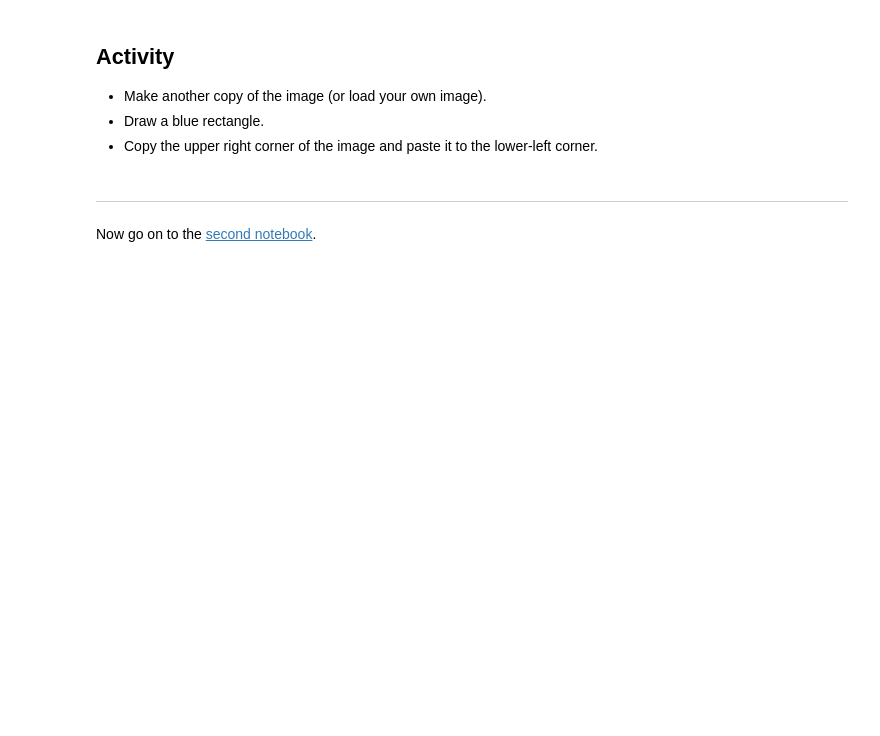
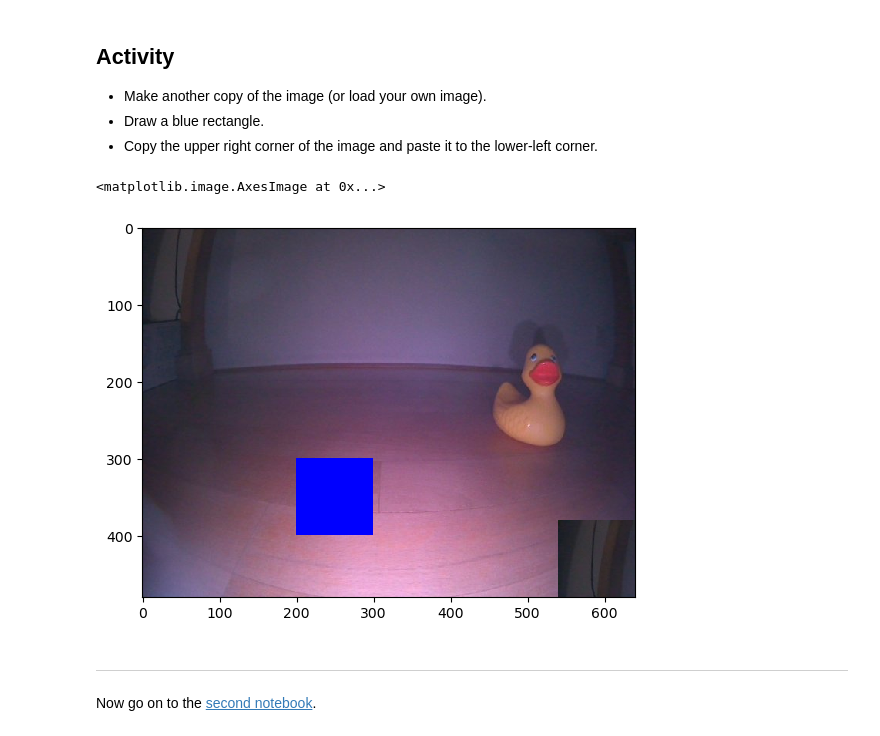
Before and after one commit to duckietown/duckietown-lx, a Jupyter notebook: braitenberg/notebooks/01-Image-Manipulation/braitenberg01.ipynb, the cells around one changed output. Drawn from its saved outputs; the diff is of its cells as text; code cells hidden in the pictures; blank space fills up the shorter version.

```diff
--- a/braitenberg/notebooks/01-Image-Manipulation/braitenberg01.ipynb
+++ b/braitenberg/notebooks/01-Image-Manipulation/braitenberg01.ipynb
@@ -114,3 +135,12 @@ In this case, we selected with `[300:400, 200:300, :]` all RGB components of tho
+# %%
+# TODO: Complete the activity here
+image2 = image1.copy()
+image2[300:400, 200:300, :] = (0,0,255)
+image2[image2.shape[0]-100:image2.shape[0],image2.shape[1]-100:image2.shape[1]]=image2[:100,:100]
+plt.imshow(image2)
+# %% [output]
+<matplotlib.image.AxesImage at 0x...>
+[figure, added]
 # %% [markdown]
 ----
 
```
Also changed, not shown: parts of 10 cells of this notebook, 5 other files.
